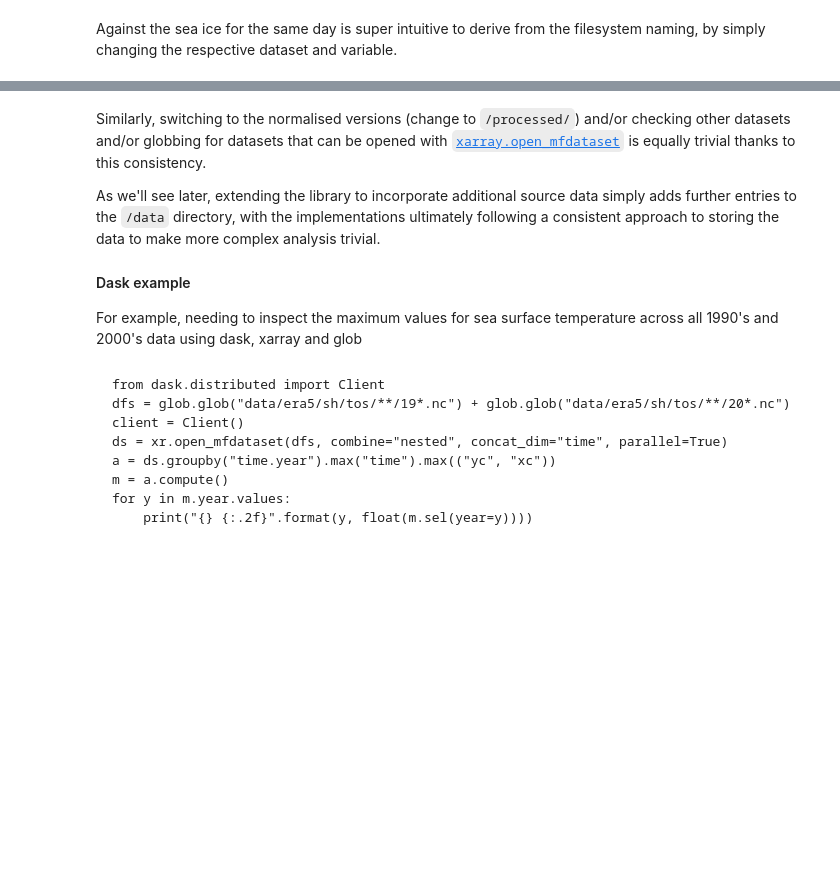
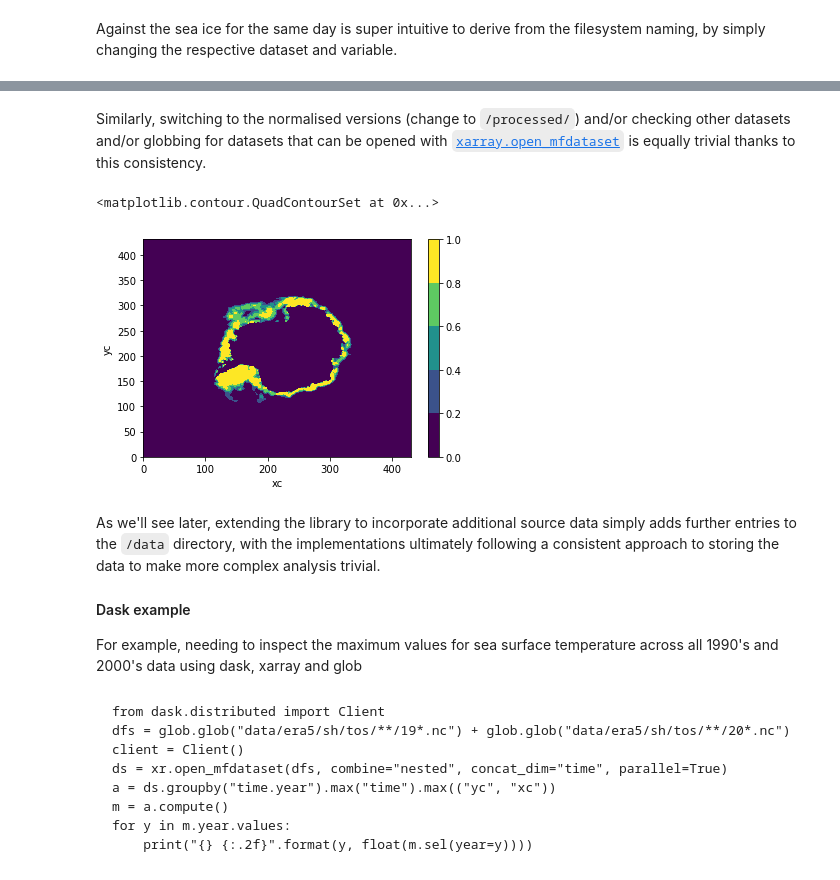
Before and after one commit to icenet-ai/icenet-pipeline, a Jupyter notebook: notebooks/02.data_and_forecasts.ipynb, the cells around one changed output, grey strips where cells are left out. Saved outputs shown, nothing was run; the diff lists cells and outputs as text; code cells hidden in the pictures; blank space fills up the shorter version.

```diff
--- a/notebooks/02.data_and_forecasts.ipynb
+++ b/notebooks/02.data_and_forecasts.ipynb
@@ -88,6 +149,12 @@ xr.plot.contourf(xr.open_dataset("data/osisaf/sh/siconca/2020/2020_01_01.nc").is
+# %% [markdown]
+Similarly, switching to the normalised versions (change to `/processed/`) and/or checking other datasets and/or globbing for datasets that can be opened with [`xarray.open_mfdataset`](https://xarray.pydata.org/en/stable/generated/xarray.open_mfdataset.html) is equally trivial thanks to this consistency.
+# %%
+xr.plot.contourf(xr.DataArray(np.load("processed/notebook_data/osisaf/sh/siconca/2020_01_01.npy"),
+                              dims=("yc", "xc")))
+# %% [output]
+<matplotlib.contour.QuadContourSet at 0x...>
+[figure, added]
 # %% [markdown]
-Similarly, switching to the normalised versions (change to `/processed/`) and/or checking other datasets and/or globbing for datasets that can be opened with [`xarray.open_mfdataset`](https://xarray.pydata.org/en/stable/generated/xarray.open_mfdataset.html) is equally trivial thanks to this consistency.
-
 As we'll see later, extending the library to incorporate additional source data simply adds further entries to the `/data` directory, with the implementations ultimately following a consistent approach to storing the data to make more complex analysis trivial.
 
 #### Dask example
```
Also changed, not shown: parts of 15 cells of this notebook.
